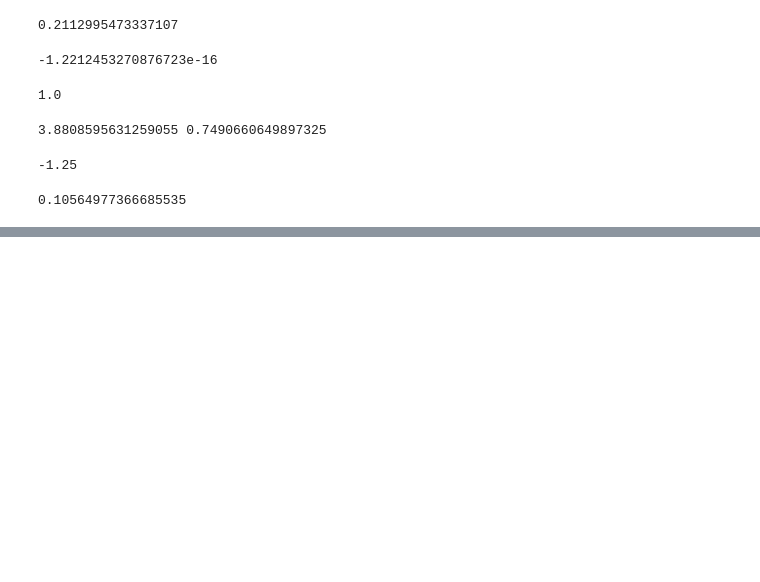
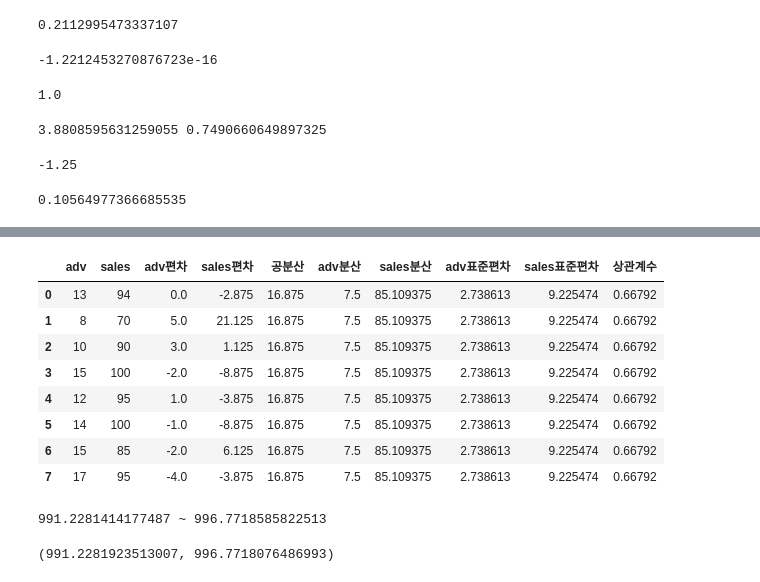
Before and after one commit to OHoRaaa/statistics, a Jupyter notebook: (2022.05.17 - 1) python_stats.ipynb, the cells around one changed output, grey strips where cells are left out. Drawn from its saved outputs; the diff is of its cells as text; code cells hidden in the pictures; blank space fills up the shorter version.

```diff
--- a/(2022.05.17 - 1) python_stats.ipynb
+++ b/(2022.05.17 - 1) python_stats.ipynb
@@ -540,0 +781,8 @@ z_dist.cdf(z3)
+# %%
+# 매출액과 광고비의 상관관계를 구하시오(상관계수)
+
+adv = [13, 8, 10, 15, 12, 14, 15, 17]   # 광고비
+sales = [94, 70, 90, 100, 95, 100, 85, 95]   # 매출액
+# %%
+df = pd.DataFrame({'adv' : adv, 'sales' : sales})
+df
@@ -540,0 +799,24 @@ z_dist.cdf(z3)
+# %%
+df['adv편차'] = df['adv'].mean() - df['adv']
+df['sales편차'] = df['sales'].mean() - df['sales']
+
+df['공분산'] = sum(df['adv편차']*df['sales편차'])/len(df)
+
+df['adv분산'] = sum(df['adv편차']**2) / len(df)
+df['sales분산'] = sum(df['sales편차']**2) / len(df)
+
+df['adv표준편차'] = sp.sqrt(df['adv분산'])
+df['sales표준편차'] = sp.sqrt(df['sales분산'])
+
+df['상관계수'] = df['공분산'] / (df['adv표준편차'] * df['sales표준편차'])
+df
+# %% [output]
+|  | adv | sales | adv편차 | sales편차 | 공분산 | adv분산 | sales분산 | adv표준편차 | sales표준편차 | 상관계수 |
+| 0 | 13 | 94 | 0.0 | -2.875 | 16.875 | 7.5 | 85.109375 | 2.738613 | 9.225474 | 0.66792 |
+| 1 | 8 | 70 | 5.0 | 21.125 | 16.875 | 7.5 | 85.109375 | 2.738613 | 9.225474 | 0.66792 |
+| 2 | 10 | 90 | 3.0 | 1.125 | 16.875 | 7.5 | 85.109375 | 2.738613 | 9.225474 | 0.66792 |
+| 3 | 15 | 100 | -2.0 | -8.875 | 16.875 | 7.5 | 85.109375 | 2.738613 | 9.225474 | 0.66792 |
+| 4 | 12 | 95 | 1.0 | -3.875 | 16.875 | 7.5 | 85.109375 | 2.738613 | 9.225474 | 0.66792 |
+| 5 | 14 | 100 | -1.0 | -8.875 | 16.875 | 7.5 | 85.109375 | 2.738613 | 9.225474 | 0.66792 |
+| 6 | 15 | 85 | -2.0 | 6.125 | 16.875 | 7.5 | 85.109375 | 2.738613 | 9.225474 | 0.66792 |
+| 7 | 17 | 95 | -4.0 | -3.875 | 16.875 | 7.5 | 85.109375 | 2.738613 | 9.225474 | 0.66792 |
@@ -540,0 +830,19 @@ z_dist.cdf(z3)
+# %%
+# 표본평균 : 994
+# 모표준편차 : 10 => 정규분포 사용 가능
+# 샘플사이즈 : 50
+# 신뢰수준 : 95
+
+# 정규에서 신뢰수준 95% => 평균에서 -1.96 * 표준편차 ~ 1.96 * 표준편차 범위 사이가 해당된다
+
+# P(표본평균 - 1.96 * (theta / sp.sqrt(n) < mu < 표본평균  1.96 * (theta/ sp.sqrt(n)) == 95%
+
+# 994 - 1.96 * (10 / sp.sqrt(50)) < mu < 994 + 1.96 * (10 / sp.sqrt(50))
+
+print(994 - 1.96 * (10 / sp.sqrt(50)), '~', 994 + 1.96 * (10 / sp.sqrt(50)))
+# %% [output]
+991.2281414177487 ~ 996.7718585822513
+# %%
+stats.norm.interval(alpha=0.95, loc=994, scale= 10 / sp.sqrt(50))
+# %% [output]
+(991.2281923513007, 996.7718076486993)
```
Also changed, not shown: parts of 55 cells of this notebook.
